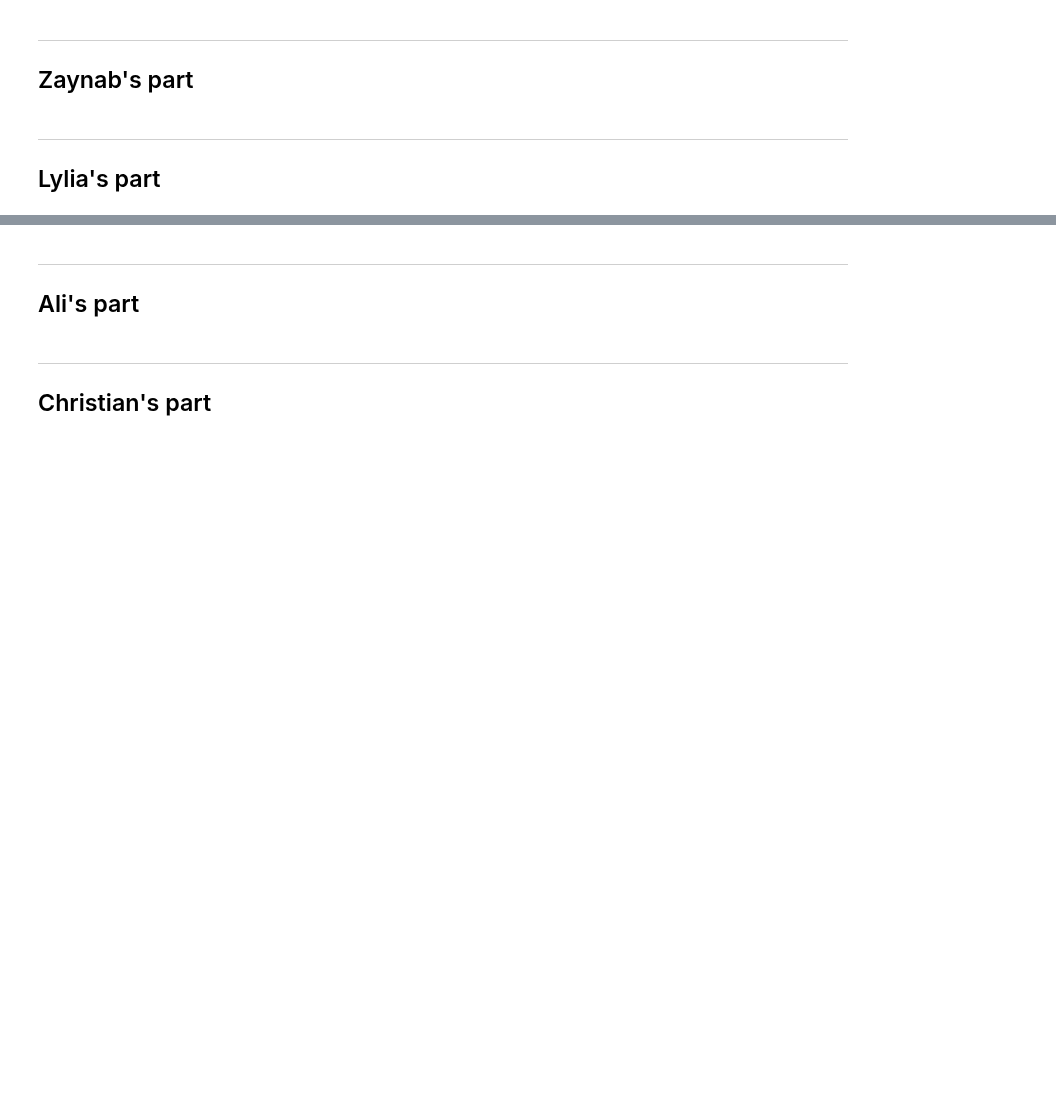
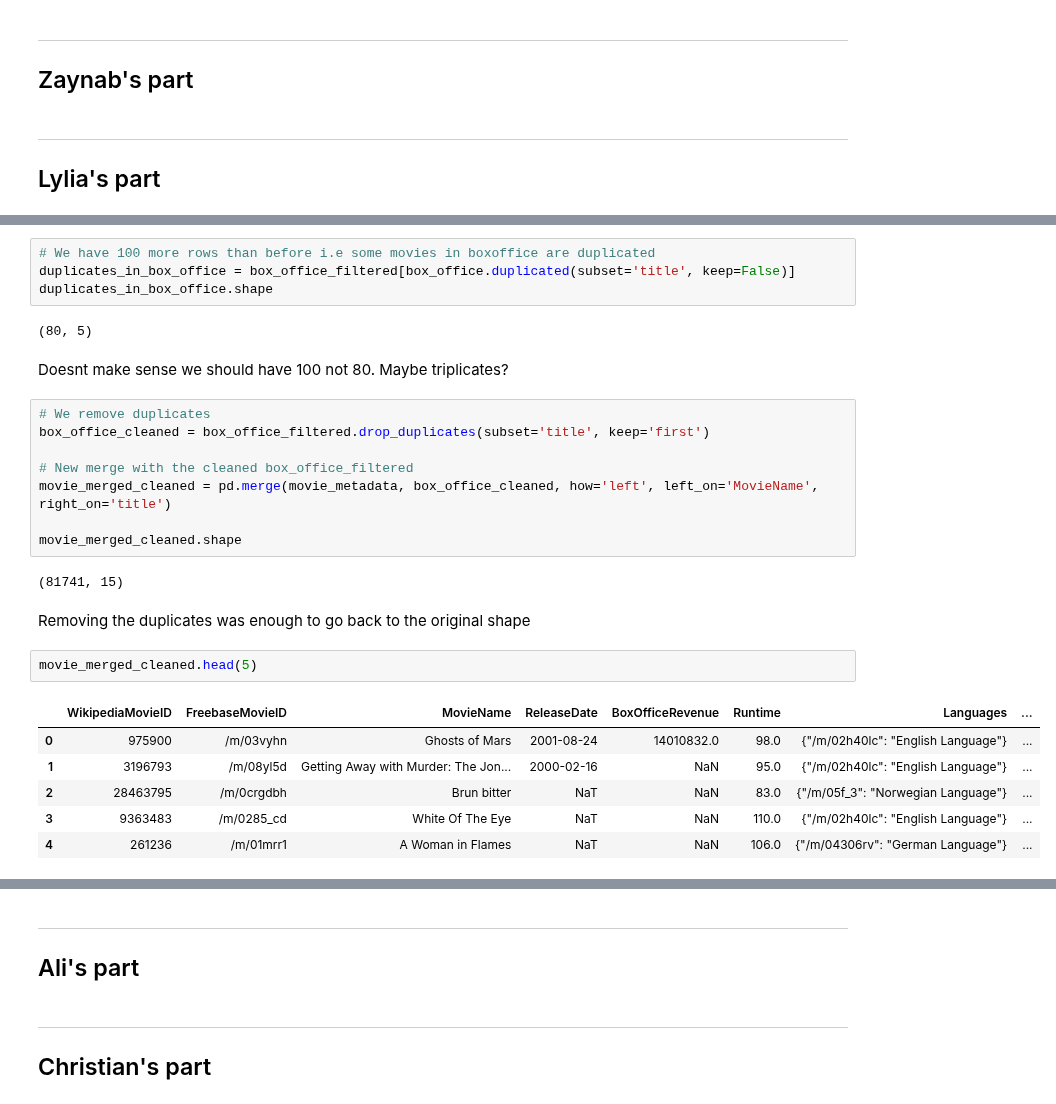
Before and after one commit to epfl-ada/ada-2024-project-arabsdatascientists2024, a Jupyter notebook: Exlploration_CMU.ipynb, the cells around one changed output, grey strips where cells are left out. Cells and saved outputs as stored; diff of their text form; blank space fills up the shorter version.

```diff
--- a/Exlploration_CMU.ipynb
+++ b/Exlploration_CMU.ipynb
@@ -188,0 +281,29 @@ tvtropes_clusters
+# %%
+# We have 100 more rows than before i.e some movies in boxoffice are duplicated
+duplicates_in_box_office = box_office_filtered[box_office.duplicated(subset='title', keep=False)]
+duplicates_in_box_office.shape
+# %% [output]
+(80, 5)
+# %% [markdown]
+Doesnt make sense we should have 100 not 80. Maybe triplicates?
+# %%
+# We remove duplicates
+box_office_cleaned = box_office_filtered.drop_duplicates(subset='title', keep='first')
+
+# New merge with the cleaned box_office_filtered
+movie_merged_cleaned = pd.merge(movie_metadata, box_office_cleaned, how='left', left_on='MovieName', right_on='title')
+
+movie_merged_cleaned.shape
+# %% [output]
+(81741, 15)
+# %% [markdown]
+Removing the duplicates was enough to go back to the original shape
+# %%
+movie_merged_cleaned.head(5)
+# %% [output]
+|  | WikipediaMovieID | FreebaseMovieID | MovieName | ReleaseDate | BoxOfficeRevenue | Runtime | Languages | ... |
+| 0 | 975900 | /m/03vyhn | Ghosts of Mars | 2001-08-24 | 14010832.0 | 98.0 | {"/m/02h40lc": "English Language"} | ... |
+| 1 | 3196793 | /m/08yl5d | Getting Away with Murder: The Jon... | 2000-02-16 | NaN | 95.0 | {"/m/02h40lc": "English Language"} | ... |
+| 2 | 28463795 | /m/0crgdbh | Brun bitter | NaT | NaN | 83.0 | {"/m/05f_3": "Norwegian Language"} | ... |
+| 3 | 9363483 | /m/0285_cd | White Of The Eye | NaT | NaN | 110.0 | {"/m/02h40lc": "English Language"} | ... |
+| 4 | 261236 | /m/01mrr1 | A Woman in Flames | NaT | NaN | 106.0 | {"/m/04306rv": "German Language"} | ... |
```
Also changed, not shown: parts of 12 cells of this notebook, 5 other files.
